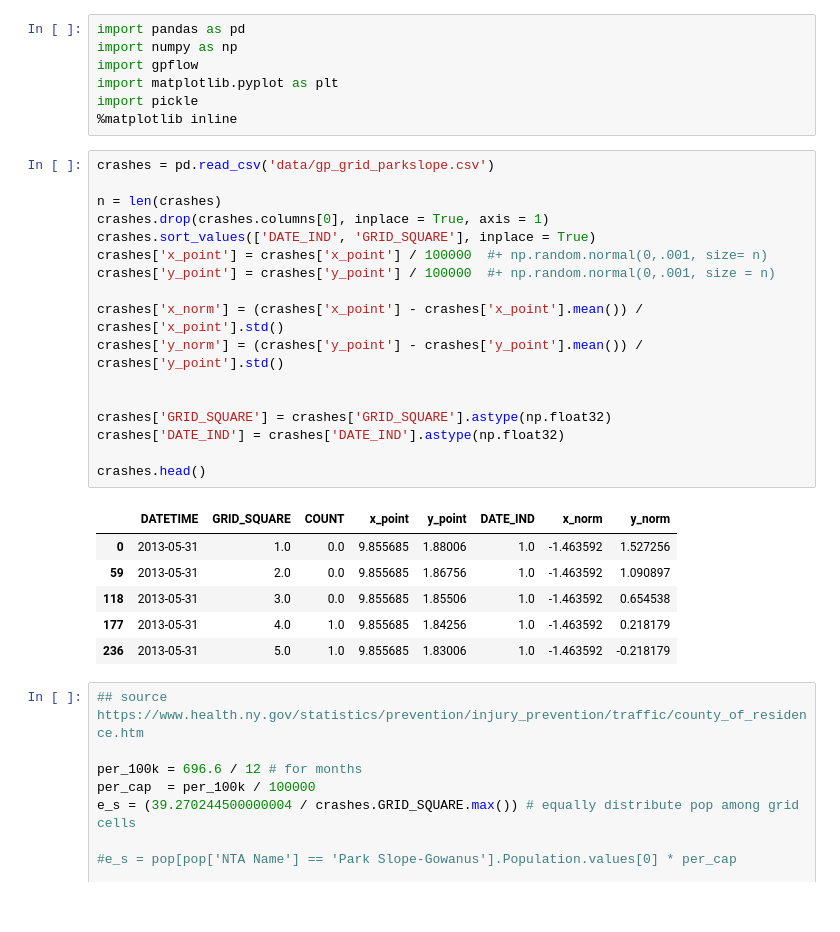
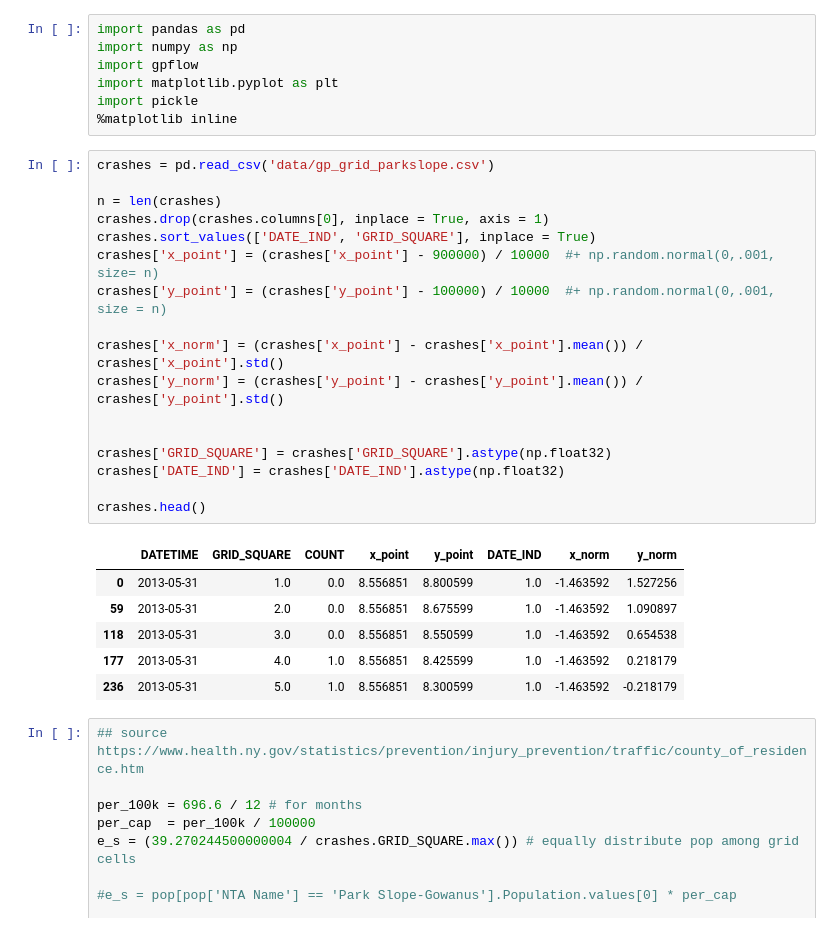
Before and after one commit to sar2160/GP, a Jupyter notebook: GP-Grid-Mean-Function.ipynb, the cells around one changed output. Drawn from its saved outputs; the diff is of its cells as text.

```diff
--- a/GP-Grid-Mean-Function.ipynb
+++ b/GP-Grid-Mean-Function.ipynb
@@ -8,27 +8,27 @@ import pickle
 # %%
 crashes = pd.read_csv('data/gp_grid_parkslope.csv')
 
 n = len(crashes)
 crashes.drop(crashes.columns[0], inplace = True, axis = 1)
 crashes.sort_values(['DATE_IND', 'GRID_SQUARE'], inplace = True)
-crashes['x_point'] = crashes['x_point'] / 100000  #+ np.random.normal(0,.001, size= n)
-crashes['y_point'] = crashes['y_point'] / 100000  #+ np.random.normal(0,.001, size = n)
+crashes['x_point'] = (crashes['x_point'] - 900000) / 10000  #+ np.random.normal(0,.001, size= n)
+crashes['y_point'] = (crashes['y_point'] - 100000) / 10000  #+ np.random.normal(0,.001, size = n)
 
 crashes['x_norm'] = (crashes['x_point'] - crashes['x_point'].mean()) / crashes['x_point'].std()
 crashes['y_norm'] = (crashes['y_point'] - crashes['y_point'].mean()) / crashes['y_point'].std()
 
 
 crashes['GRID_SQUARE'] = crashes['GRID_SQUARE'].astype(np.float32)
 crashes['DATE_IND'] = crashes['DATE_IND'].astype(np.float32)
 
 crashes.head()
 # %% [output]
 |  | DATETIME | GRID_SQUARE | COUNT | x_point | y_point | DATE_IND | x_norm | y_norm |
-| 0 | 2013-05-31 | 1.0 | 0.0 | 9.855685 | 1.88006 | 1.0 | -1.463592 | 1.527256 |
-| 59 | 2013-05-31 | 2.0 | 0.0 | 9.855685 | 1.86756 | 1.0 | -1.463592 | 1.090897 |
-| 118 | 2013-05-31 | 3.0 | 0.0 | 9.855685 | 1.85506 | 1.0 | -1.463592 | 0.654538 |
-| 177 | 2013-05-31 | 4.0 | 1.0 | 9.855685 | 1.84256 | 1.0 | -1.463592 | 0.218179 |
-| 236 | 2013-05-31 | 5.0 | 1.0 | 9.855685 | 1.83006 | 1.0 | -1.463592 | -0.218179 |
+| 0 | 2013-05-31 | 1.0 | 0.0 | 8.556851 | 8.800599 | 1.0 | -1.463592 | 1.527256 |
+| 59 | 2013-05-31 | 2.0 | 0.0 | 8.556851 | 8.675599 | 1.0 | -1.463592 | 1.090897 |
+| 118 | 2013-05-31 | 3.0 | 0.0 | 8.556851 | 8.550599 | 1.0 | -1.463592 | 0.654538 |
+| 177 | 2013-05-31 | 4.0 | 1.0 | 8.556851 | 8.425599 | 1.0 | -1.463592 | 0.218179 |
+| 236 | 2013-05-31 | 5.0 | 1.0 | 8.556851 | 8.300599 | 1.0 | -1.463592 | -0.218179 |
 # %%
 ## source https://www.health.ny.gov/statistics/prevention/injury_prevention/traffic/county_of_residence.htm
 
```
Also changed, not shown: parts of 7 cells of this notebook, 1 other file.
